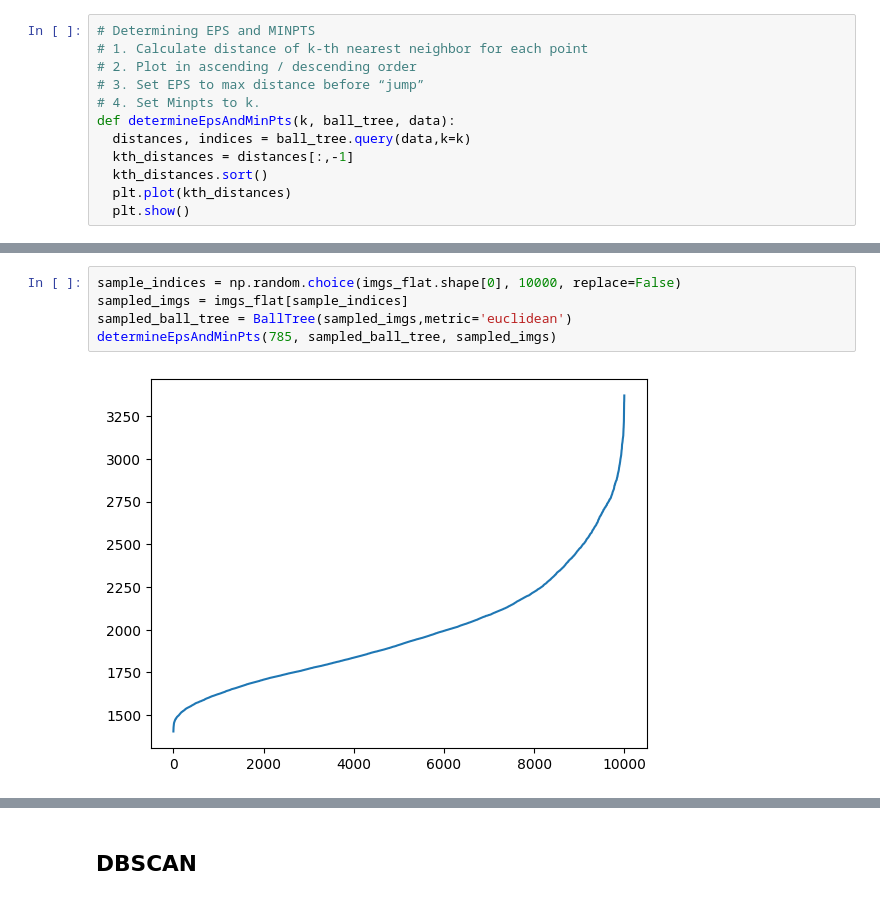
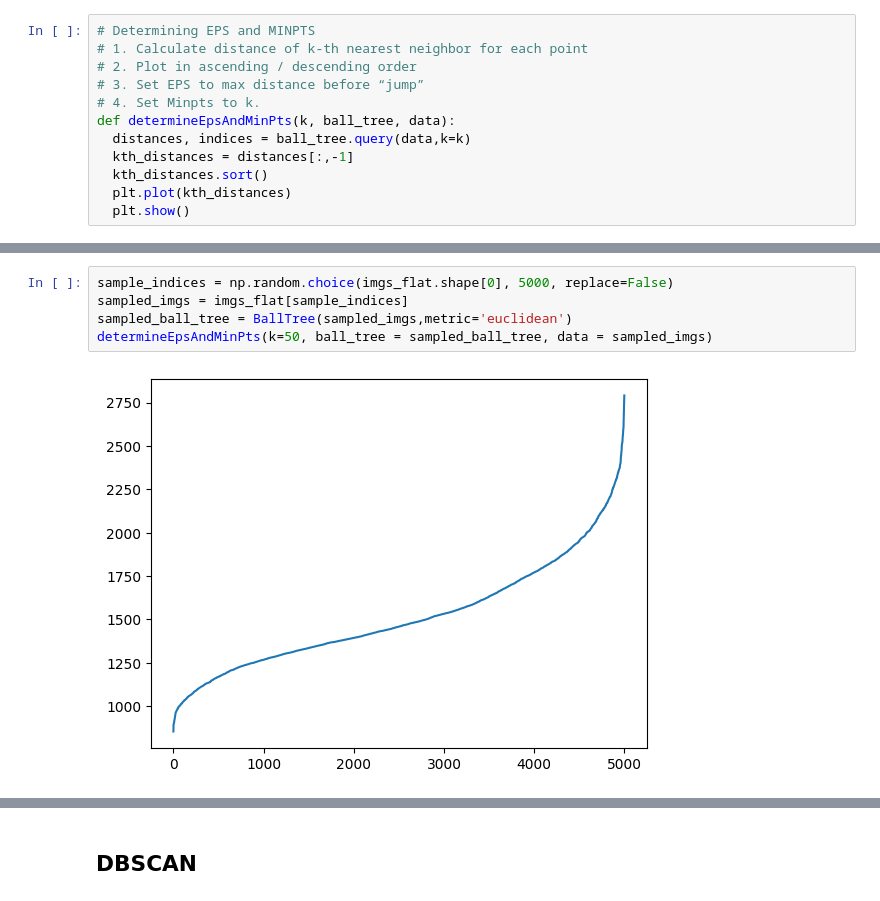
Before and after one commit to AkshaySyal/DBSCAN, a Jupyter notebook: prob7/HW2_B_Q3_USML.ipynb, the cells around one changed output, grey strips where cells are left out. Drawn from its saved outputs; the diff is of its cells as text.

```diff
--- a/prob7/HW2_B_Q3_USML.ipynb
+++ b/prob7/HW2_B_Q3_USML.ipynb
@@ -109,7 +113,7 @@ def determineEpsAndMinPts(k, ball_tree, data):
 # %%
-sample_indices = np.random.choice(imgs_flat.shape[0], 10000, replace=False)
+sample_indices = np.random.choice(imgs_flat.shape[0], 5000, replace=False)
 sampled_imgs = imgs_flat[sample_indices]
 sampled_ball_tree = BallTree(sampled_imgs,metric='euclidean')
-determineEpsAndMinPts(785, sampled_ball_tree, sampled_imgs)
+determineEpsAndMinPts(k=50, ball_tree = sampled_ball_tree, data = sampled_imgs)
 # %% [output]
-[figure, old version]
+[figure, new version]
```
Also changed, not shown: parts of 5 cells of this notebook.
